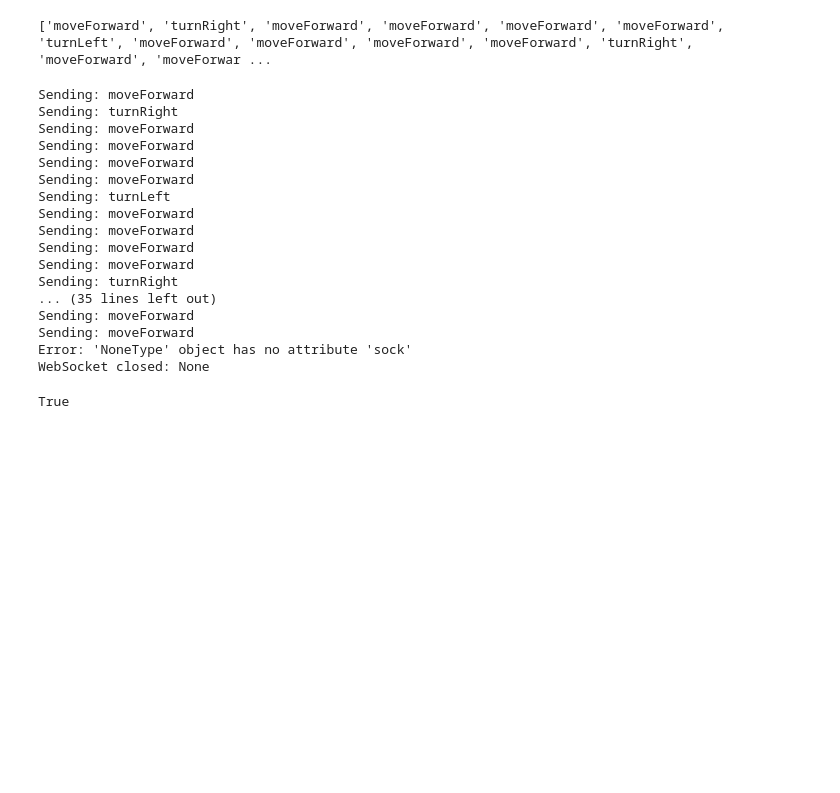
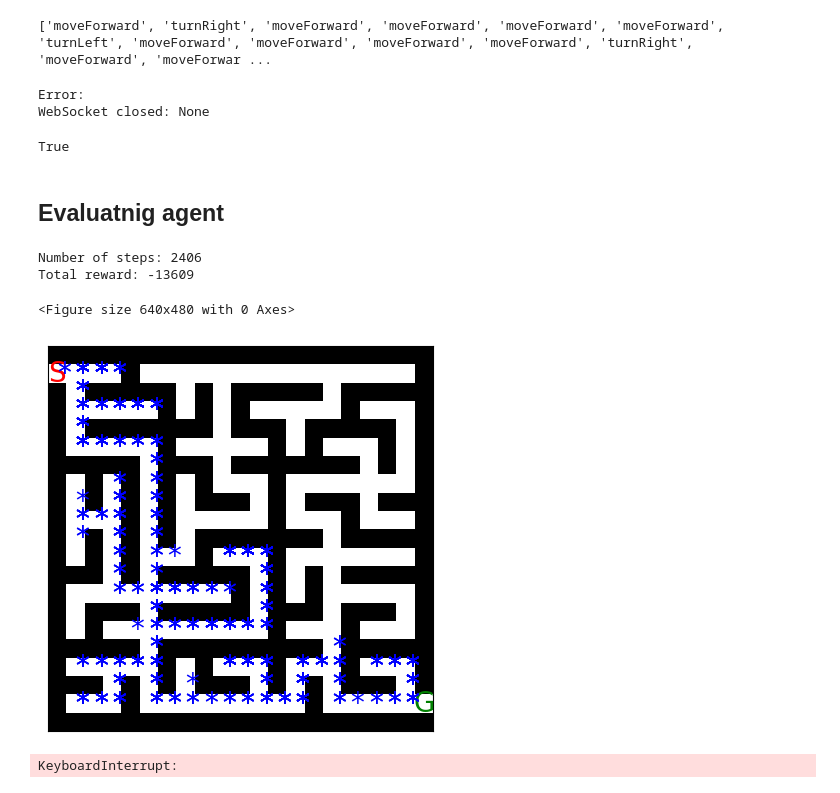
Before and after one commit to bharatramanaik/Maze-solver-bot, a Jupyter notebook: FinalMaze_gdrive.ipynb, the cells around one changed output. Saved outputs shown, nothing was run; the diff lists cells and outputs as text; code cells hidden in the pictures; blank space fills up the shorter version.

```diff
--- a/FinalMaze_gdrive.ipynb
+++ b/FinalMaze_gdrive.ipynb
@@ -316,6 +313,6 @@ def test_agent(agent, maze, num_episodes=1):
     plt.grid(color='black', linewidth=2)
     plt.show()
 
-    return fpath
+    return fpath, episode_step, episode_reward
 # %% [markdown]
 ##**Training the Agent**
@@ -328,8 +359,8 @@ agent.save_model('q_table1.pkl')
 # %%
 # Testing the agent after training
 # agent = QLearningAgent(maze)
-agent.load_model('q_table1.pkl')
-mypath=test_agent(agent, maze, num_episodes=100)
+# agent.load_model('q_table1.pkl')
+mypath, average_steps, average_reward =test_agent(agent, maze, num_episodes=100)
 # mypath.remove((0,1))
 print(mypath)
 # %% [output]
@@ -401,7 +432,7 @@ def on_open(ws):
             ws.send(line.strip())  # Send the line to the ESP32
 
             # Optionally wait for a response from ESP32 before sending the next line
-            time.sleep(1)  # Adjust sleep time as per your requirement
+            time.sleep(5)  # Adjust sleep time as per your requirement
 
     # Close the WebSocket connection after sending all lines
     ws.close()
@@ -426,21 +457,60 @@ ws.on_open = on_open
 # Start the WebSocket client and keep it running
 ws.run_forever()
 # %% [output]
-Sending: moveForward
-Sending: turnRight
-Sending: moveForward
-Sending: moveForward
-Sending: moveForward
-Sending: moveForward
-Sending: turnLeft
-Sending: moveForward
-Sending: moveForward
-Sending: moveForward
-Sending: moveForward
-Sending: turnRight
-... (35 lines left out)
-Sending: moveForward
-Sending: moveForward
-Error: 'NoneType' object has no attribute 'sock'
+Error:
 WebSocket closed: None
 True
+# %% [markdown]
+## Evaluatnig agent
+# %%
+def evaluate_agent(agent, maze, num_episodes=100):
+    total_rewards = []
+    total_steps = []
+    successful_episodes = 0
+    exploration_count = 0
+    exploitation_count = 0
+    shortest_path_length = len(test_agent(agent, maze, num_episodes=1))  # Estimate the shortest path length based on trained model
+
+    # Simulate multiple episodes
+    for episode in range(num_episodes):
+        episode_reward, episode_step, path = finish_episode(agent, maze, episode, train=False)
+
+        # Append the rewards and steps for each episode
+        total_rewards.append(episode_reward)
+        total_steps.append(episode_step)
+
+        # Check if the agent reached the goal in the episode (success)
+        if path[-1] == maze.goal_position:
+            successful_episodes += 1
+
+        # Calculate the number of exploration vs exploitation actions
+        exploration_rate = agent.get_exploration_rate(episode)
+        if np.random.rand() < exploration_rate:
+            exploration_count += 1
+        else:
+            exploitation_count += 1
+
+    # Metrics Calculation
+    cumulative_reward = sum(total_rewards) / num_episodes
+    avg_episode_length = sum(total_steps) / num_episodes
+    success_rate = (successful_episodes / num_episodes) * 100
+    avg_path_efficiency = sum(len(path) for path in total_steps if path[-1] == maze.goal_position) / (successful_episodes * shortest_path_length)
+
+    exploration_exploitation_ratio = exploration_count / exploitation_count
+
+    print(f"Cumulative Reward: {cumulative_reward}")
+    print(f"Average Episode Length: {avg_episode_length}")
+    print(f"Success Rate: {success_rate}%")
+    print(f"Path Efficiency: {avg_path_efficiency}")
+    print(f"Exploration vs Exploitation Ratio: {exploration_exploitation_ratio}")
+
+    return total_rewards, total_steps, exploration_count, exploitation_count
+
+# Call the evaluation function after training
+total_rewards, total_steps, exploration_count, exploitation_count = evaluate_agent(agent, maze, num_episodes=100)
+# %% [output]
+Number of steps: 2406
+Total reward: -13609
+<Figure size 640x480 with 0 Axes>
+[figure, added]
+KeyboardInterrupt:
```
Also changed, not shown: parts of 6 cells of this notebook.
